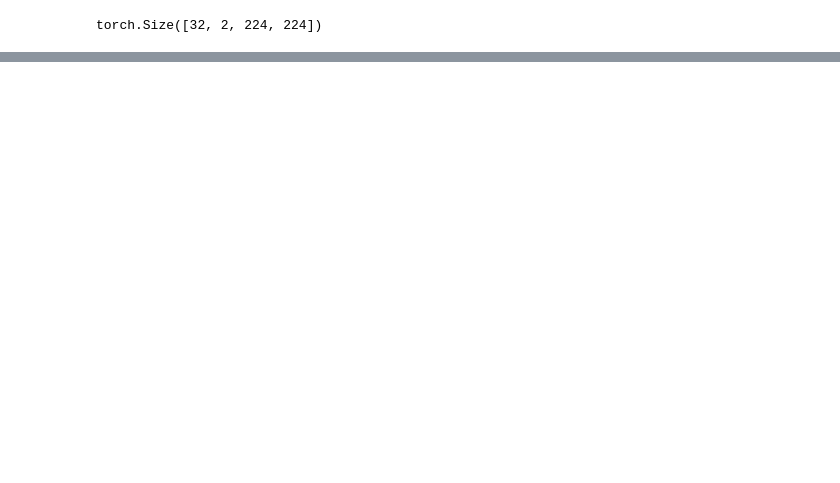
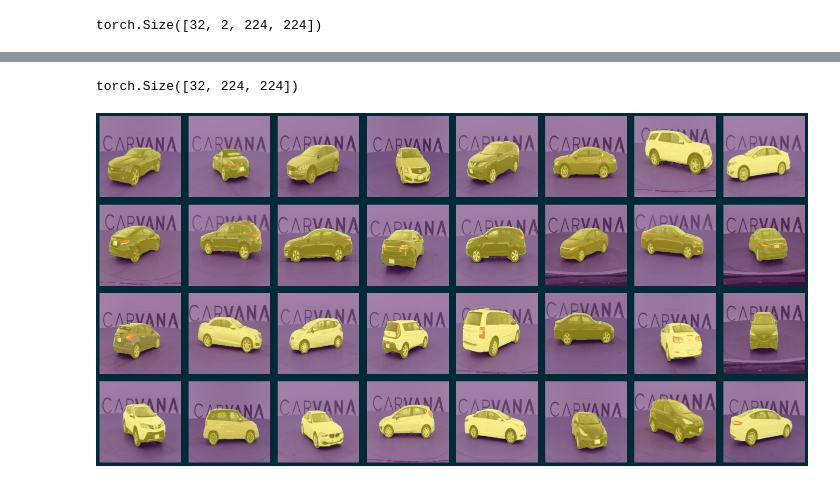
Before and after one commit to AstarothDC/Redes-convolucionales, a Jupyter notebook: main.ipynb, the cells around one changed output, grey strips where cells are left out. Cells and saved outputs as stored; diff of their text form; code cells hidden in the pictures; blank space fills up the shorter version.

```diff
--- a/main.ipynb
+++ b/main.ipynb
@@ -376,0 +414,15 @@ RuntimeError: Sizes of tensors must match except in dimension 1. Expected size 6
+# %%
+# define the model and train with scheduler
+torch.manual_seed(42)
+model = UNET(3, 4, 2)
+epochs = 5
+optimiser_unet = torch.optim.SGD(model.parameters(),
+                                 lr=0.01, momentum=0.95,
+                                 weight_decay=1e-4)
+scheduler = torch.optim.lr_scheduler.OneCycleLR(optimiser_unet,
+                                                max_lr = 1e-1,
+                                                steps_per_epoch=len(train_loader),
+                                                epochs=epochs, pct_start=0.43, div_factor=10, final_div_factor=1000,
+                                                three_phase=True)
+# %%
+train(model, optimiser_unet, scheduler, epochs)
@@ -376,0 +449,12 @@ RuntimeError: Sizes of tensors must match except in dimension 1. Expected size 6
+# %%
+imgs_val, masks_val = next(iter(val_loader))
+imgs_val = imgs_val.to(device, dtype=torch.float32)
+model = model.to(device)
+with torch.no_grad():
+    scores = model(imgs_val)
+    preds = torch.argmax(scores, dim=1).float()
+
+imgs_val = imgs_val.cpu()
+preds = preds.cpu()
+print(preds.shape)
+plot_mini_batch(imgs_val, preds.unsqueeze(1))
@@ -376,0 +464,18 @@ RuntimeError: Sizes of tensors must match except in dimension 1. Expected size 6
+# %%
+test_set = Car_Dataset(TEST_PATH, img_transforms=transform_data)
+test_loader = DataLoader(test_set, batch_size=BATCH_SIZE, shuffle=True)
+# %%
+imgs_test = next(iter(test_loader))
+imgs_test = imgs_test.to(device, dtype=torch.float32)
+model = model.to(device)
+with torch.no_grad():
+    scores = model(imgs_test)
+    preds = torch.argmax(scores, dim=1).float()
+
+imgs_test = imgs_test.cpu()
+preds = preds.cpu()
+print(preds.shape)
+plot_mini_batch(imgs_test, preds.unsqueeze(1))
+# %% [output]
+torch.Size([32, 224, 224])
+[figure, added]
```
Also changed, not shown: parts of 38 cells of this notebook.
